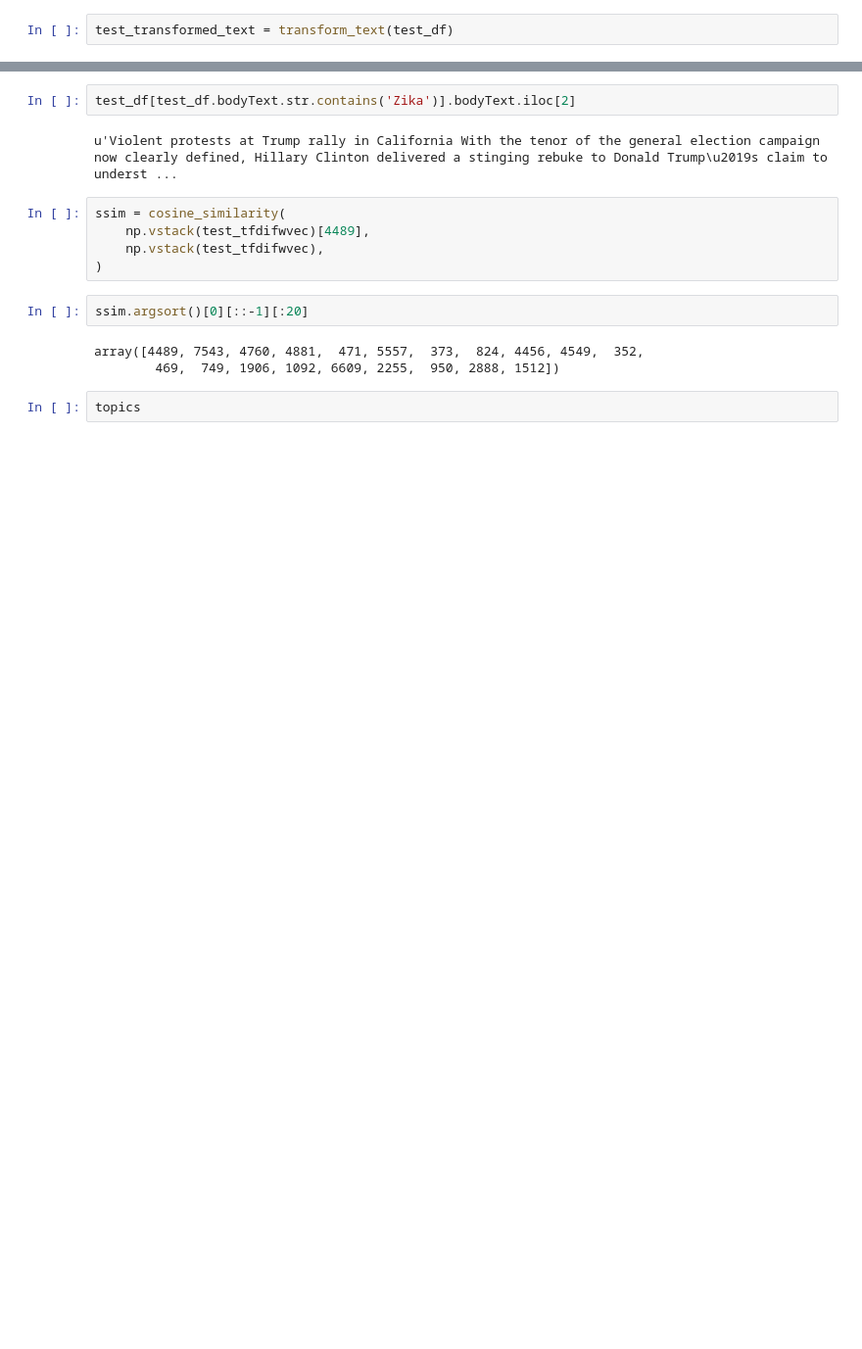
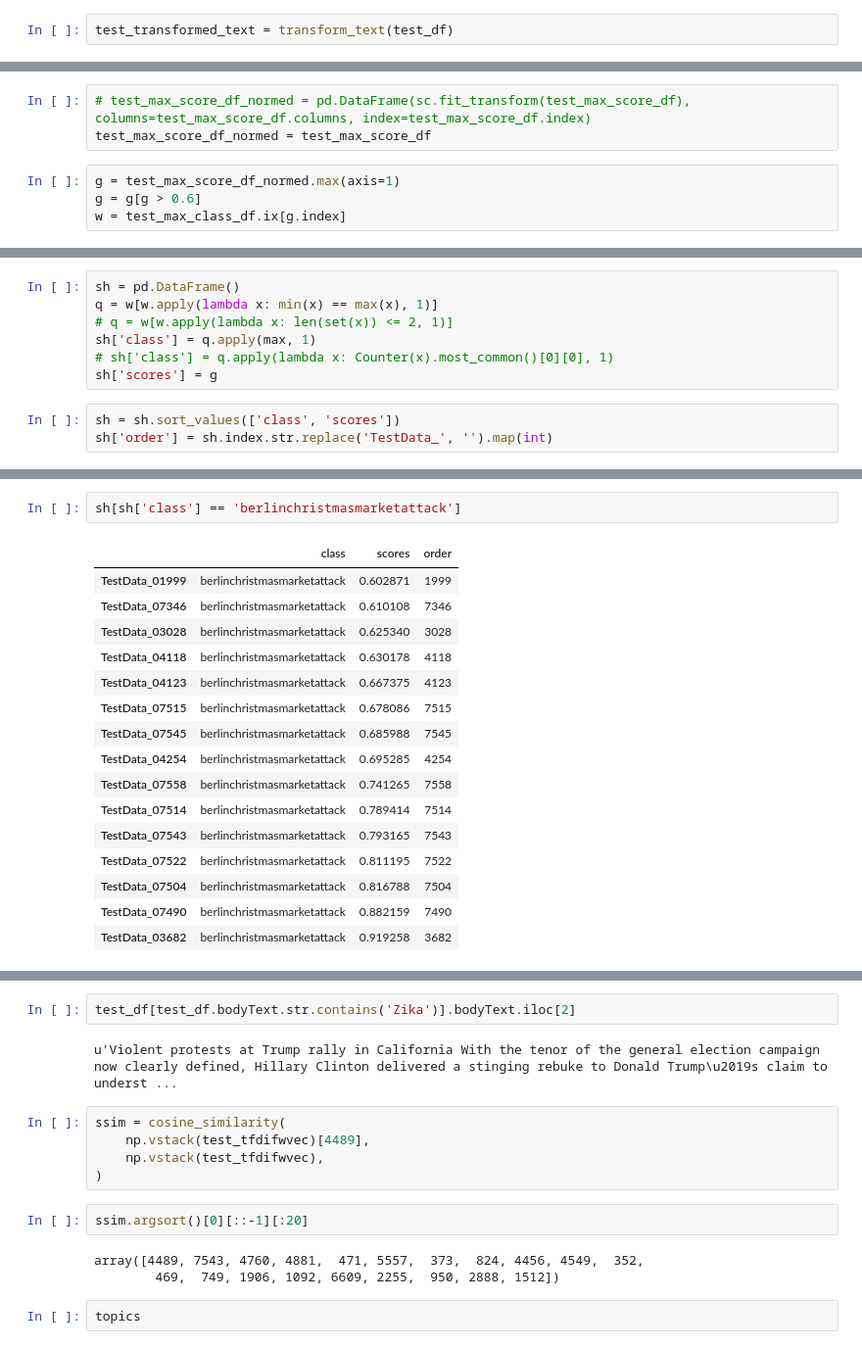
Before and after one commit to avsolatorio/data-science-challenge-growing-instability-05-13-2017, a Jupyter notebook: src/Topic Modeling and Clustering.ipynb, the cells around one changed output, grey strips where cells are left out. Shown: that part at 98% size. Cells and saved outputs as stored; diff of their text form; blank space fills up the shorter version.

```diff
--- a/src/Topic Modeling and Clustering.ipynb
+++ b/src/Topic Modeling and Clustering.ipynb
@@ -310,0 +452,7 @@ u'Berlin police are investigating a \u201cpresumed terrorist attack\u201d after
+# %%
+# test_max_score_df_normed = pd.DataFrame(sc.fit_transform(test_max_score_df), columns=test_max_score_df.columns, index=test_max_score_df.index)
+test_max_score_df_normed = test_max_score_df
+# %%
+g = test_max_score_df_normed.max(axis=1)
+g = g[g > 0.6]
+w = test_max_class_df.ix[g.index]
@@ -310,0 +481,10 @@ u'Berlin police are investigating a \u201cpresumed terrorist attack\u201d after
+# %%
+sh = pd.DataFrame()
+q = w[w.apply(lambda x: min(x) == max(x), 1)]
+# q = w[w.apply(lambda x: len(set(x)) <= 2, 1)]
+sh['class'] = q.apply(max, 1)
+# sh['class'] = q.apply(lambda x: Counter(x).most_common()[0][0], 1)
+sh['scores'] = g
+# %%
+sh = sh.sort_values(['class', 'scores'])
+sh['order'] = sh.index.str.replace('TestData_', '').map(int)
@@ -310,0 +570,19 @@ u'Berlin police are investigating a \u201cpresumed terrorist attack\u201d after
+# %%
+sh[sh['class'] == 'berlinchristmasmarketattack']
+# %% [output]
+|  | class | scores | order |
+| TestData_01999 | berlinchristmasmarketattack | 0.602871 | 1999 |
+| TestData_07346 | berlinchristmasmarketattack | 0.610108 | 7346 |
+| TestData_03028 | berlinchristmasmarketattack | 0.625340 | 3028 |
+| TestData_04118 | berlinchristmasmarketattack | 0.630178 | 4118 |
+| TestData_04123 | berlinchristmasmarketattack | 0.667375 | 4123 |
+| TestData_07515 | berlinchristmasmarketattack | 0.678086 | 7515 |
+| TestData_07545 | berlinchristmasmarketattack | 0.685988 | 7545 |
+| TestData_04254 | berlinchristmasmarketattack | 0.695285 | 4254 |
+| TestData_07558 | berlinchristmasmarketattack | 0.741265 | 7558 |
+| TestData_07514 | berlinchristmasmarketattack | 0.789414 | 7514 |
+| TestData_07543 | berlinchristmasmarketattack | 0.793165 | 7543 |
+| TestData_07522 | berlinchristmasmarketattack | 0.811195 | 7522 |
+| TestData_07504 | berlinchristmasmarketattack | 0.816788 | 7504 |
+| TestData_07490 | berlinchristmasmarketattack | 0.882159 | 7490 |
+| TestData_03682 | berlinchristmasmarketattack | 0.919258 | 3682 |
```
Also changed, not shown: parts of 64 cells of this notebook.
